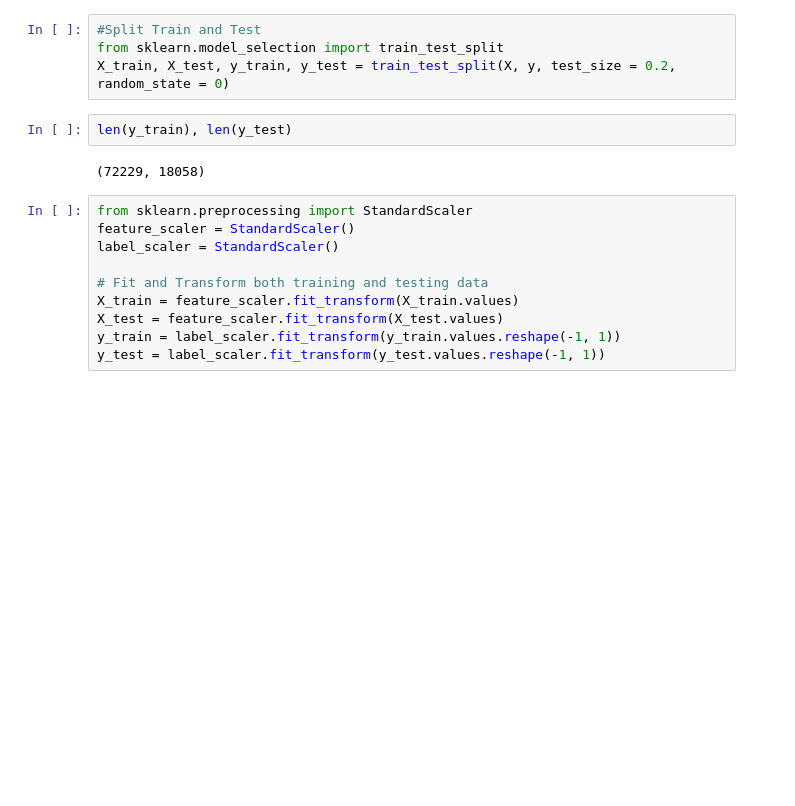
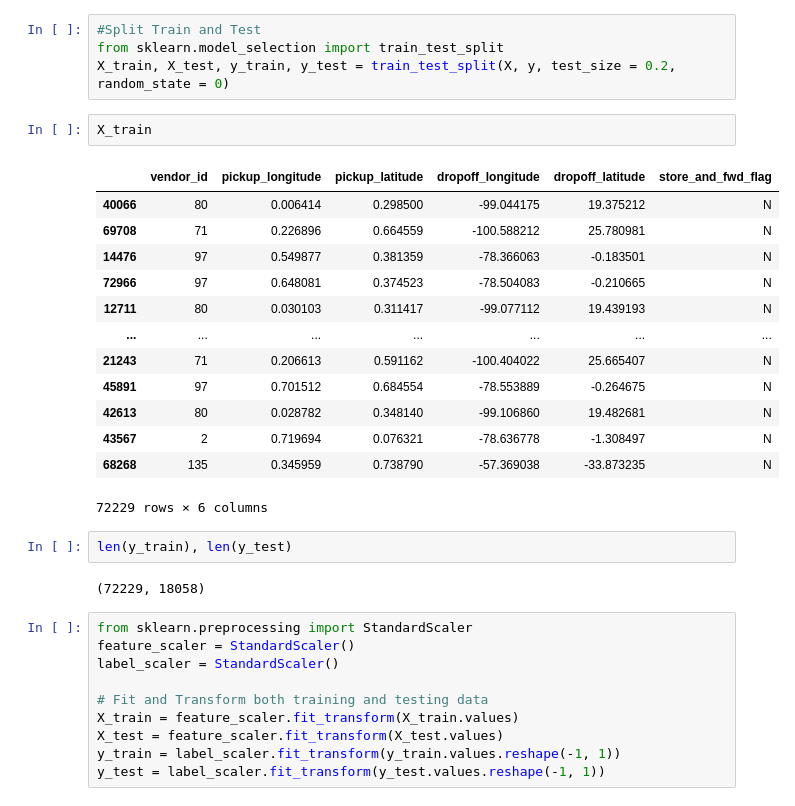
Before and after one commit to frfusch21/DTS_GGU_5, a Jupyter notebook: GGU5_Farah_All_Data.ipynb, the cells around one changed output. Drawn from its saved outputs; the diff is of its cells as text; blank space fills up the shorter version.

```diff
--- a/GGU5_Farah_All_Data.ipynb
+++ b/GGU5_Farah_All_Data.ipynb
@@ -309,6 +319,22 @@ Cluster_tf
 #Split Train and Test
 from sklearn.model_selection import train_test_split
 X_train, X_test, y_train, y_test = train_test_split(X, y, test_size = 0.2, random_state = 0)
+# %%
+X_train
+# %% [output]
+|  | vendor_id | pickup_longitude | pickup_latitude | dropoff_longitude | dropoff_latitude | store_and_fwd_flag |
+| 40066 | 80 | 0.006414 | 0.298500 | -99.044175 | 19.375212 | N |
+| 69708 | 71 | 0.226896 | 0.664559 | -100.588212 | 25.780981 | N |
+| 14476 | 97 | 0.549877 | 0.381359 | -78.366063 | -0.183501 | N |
+| 72966 | 97 | 0.648081 | 0.374523 | -78.504083 | -0.210665 | N |
+| 12711 | 80 | 0.030103 | 0.311417 | -99.077112 | 19.439193 | N |
+| ... | ... | ... | ... | ... | ... | ... |
+| 21243 | 71 | 0.206613 | 0.591162 | -100.404022 | 25.665407 | N |
+| 45891 | 97 | 0.701512 | 0.684554 | -78.553889 | -0.264675 | N |
+| 42613 | 80 | 0.028782 | 0.348140 | -99.106860 | 19.482681 | N |
+| 43567 | 2 | 0.719694 | 0.076321 | -78.636778 | -1.308497 | N |
+| 68268 | 135 | 0.345959 | 0.738790 | -57.369038 | -33.873235 | N |
+72229 rows × 6 columns
 # %%
 len(y_train), len(y_test)
 # %% [output]
```
Also changed, not shown: parts of 16 cells of this notebook.
